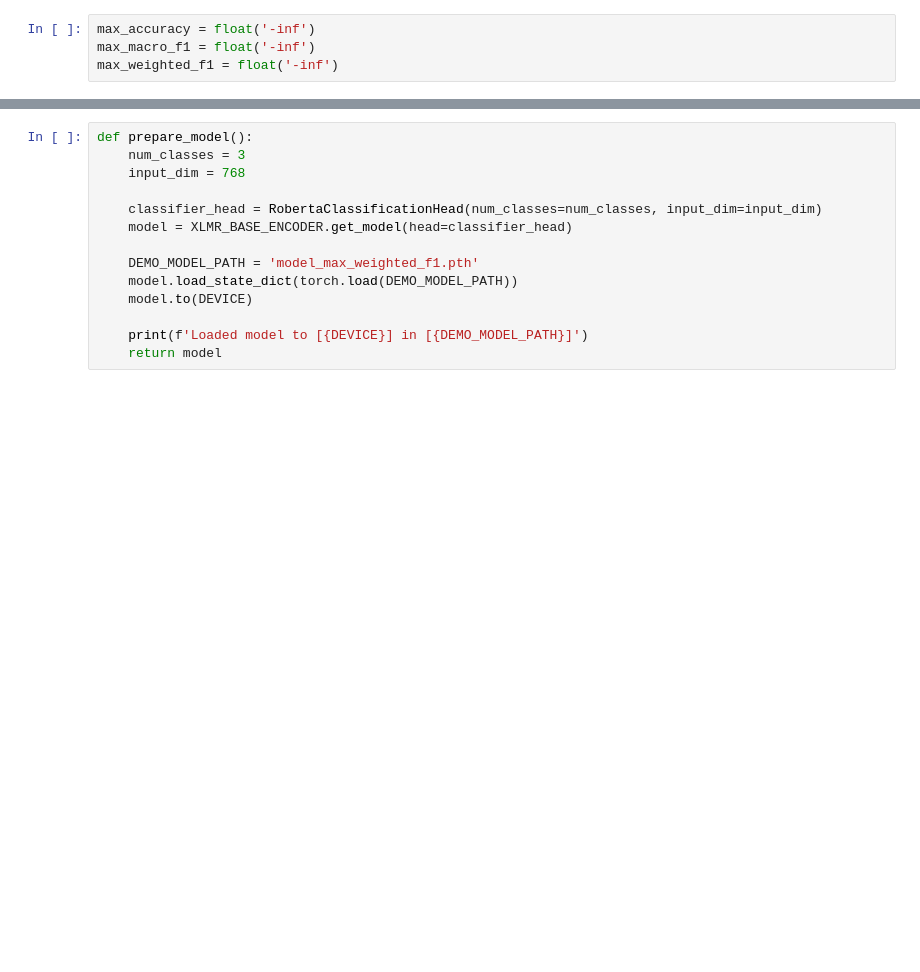
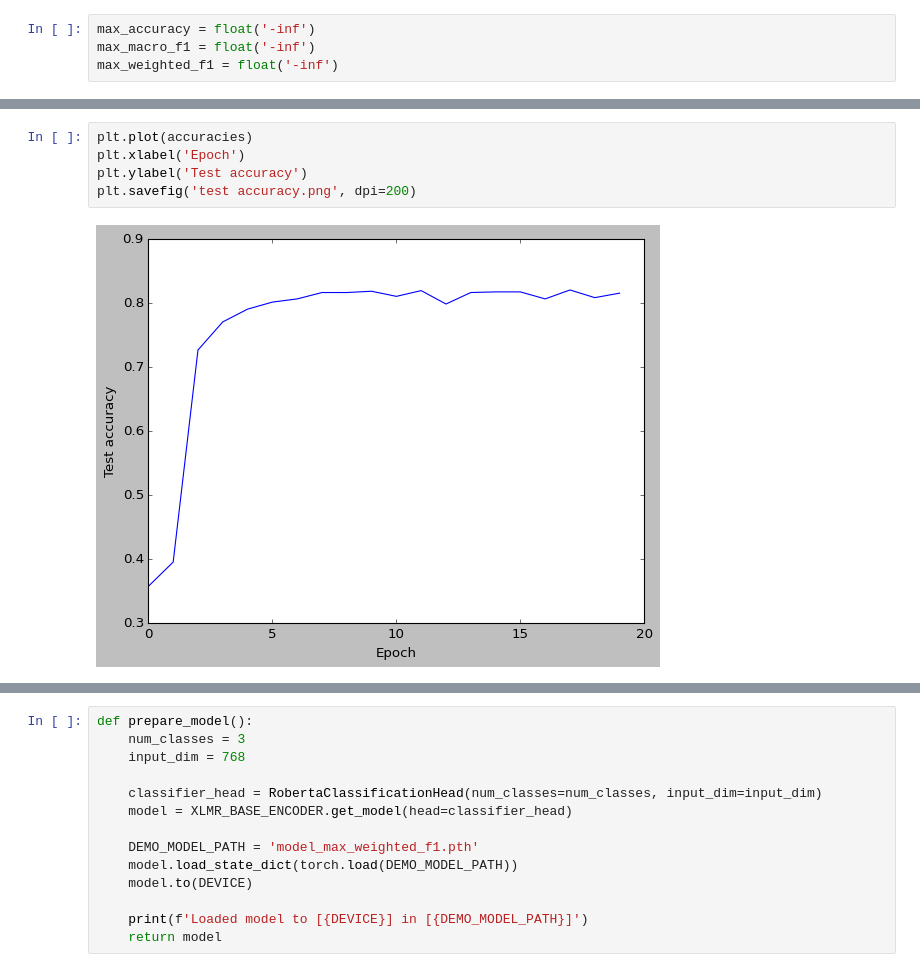
Before and after one commit to helloitsurdvq/VietnameseStockArticleClassification, a Jupyter notebook: source/06_xlmRoberta.ipynb, the cells around one changed output, grey strips where cells are left out. Cells and saved outputs as stored; diff of their text form; blank space fills up the shorter version.

```diff
--- a/source/06_xlmRoberta.ipynb
+++ b/source/06_xlmRoberta.ipynb
@@ -347,0 +412,7 @@ Model saved successfully
+# %%
+plt.plot(accuracies)
+plt.xlabel('Epoch')
+plt.ylabel('Test accuracy')
+plt.savefig('test accuracy.png', dpi=200)
+# %% [output]
+[figure, added]
```
Also changed, not shown: parts of 13 cells of this notebook.
